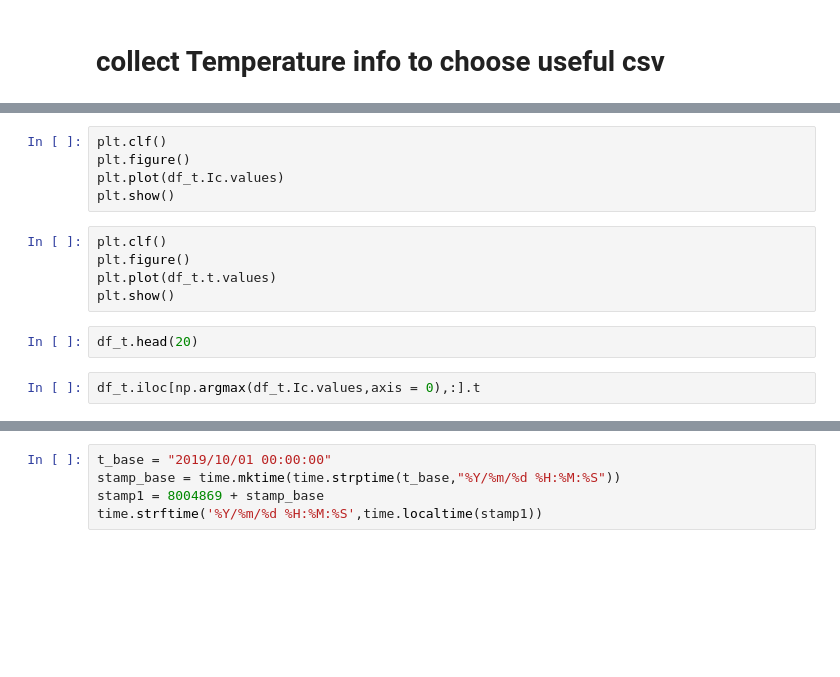
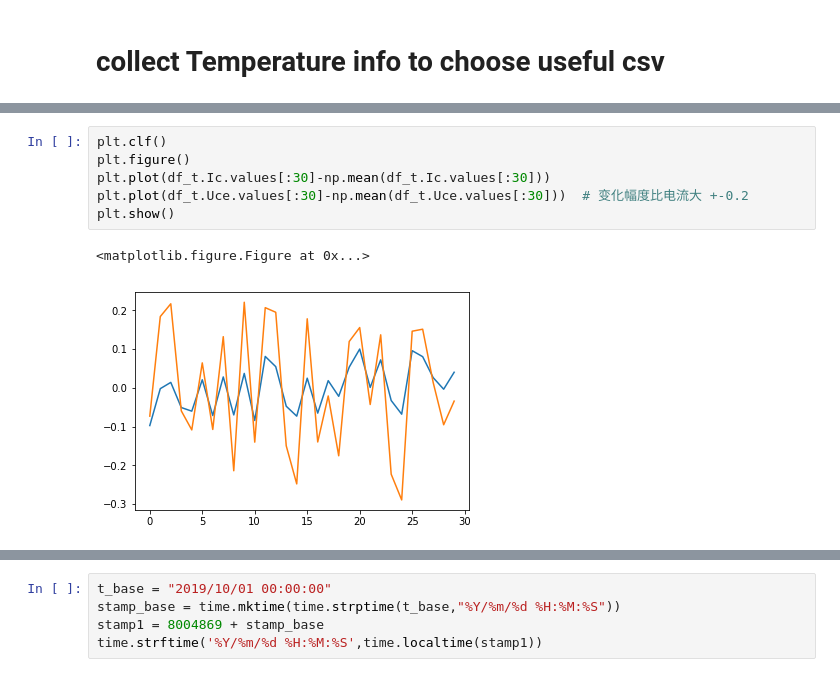
Before and after one commit to gejianwnen/Exp3, a Jupyter notebook: baseline_phase1.ipynb, the cells around one changed output, grey strips where cells are left out. Saved outputs shown, nothing was run; the diff lists cells and outputs as text; blank space fills up the shorter version.

```diff
--- a/baseline_phase1.ipynb
+++ b/baseline_phase1.ipynb
@@ -408,14 +499,9 @@ plt.show()
 # %%
 plt.clf()
 plt.figure()
-plt.plot(df_t.Ic.values)
+plt.plot(df_t.Ic.values[:30]-np.mean(df_t.Ic.values[:30]))
+plt.plot(df_t.Uce.values[:30]-np.mean(df_t.Uce.values[:30]))  # 变化幅度比电流大 +-0.2
 plt.show()
+# %% [output]
+<matplotlib.figure.Figure at 0x...>
+[figure, added]
-# %%
-plt.clf()
-plt.figure()
-plt.plot(df_t.t.values)
-plt.show()
-# %%
-df_t.head(20)
-# %%
-df_t.iloc[np.argmax(df_t.Ic.values,axis = 0),:].t
```
Also changed, not shown: parts of 19 cells of this notebook, 4 other files.
